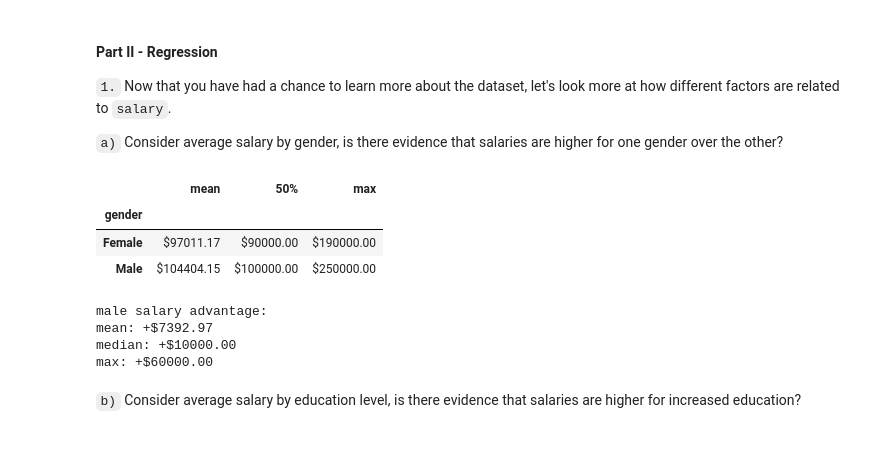
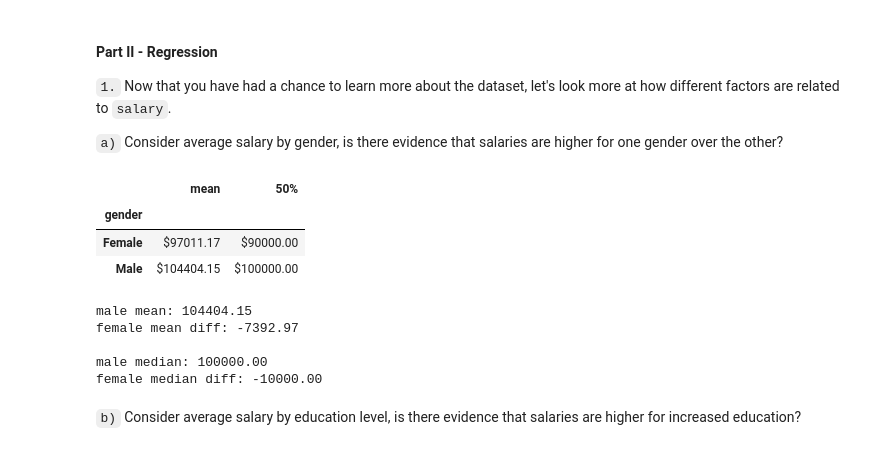
Before and after one commit to mhaddock/udacity_coursework, a Jupyter notebook: statistics_for_data_analysis/projects/model_salary_data_with_linear_regression/salary_prediction_project.ipynb, the cells around one changed output. Cells and saved outputs as stored; diff of their text form; code cells hidden in the pictures.

```diff
--- a/statistics_for_data_analysis/projects/model_salary_data_with_linear_regression/salary_prediction_project.ipynb
+++ b/statistics_for_data_analysis/projects/model_salary_data_with_linear_regression/salary_prediction_project.ipynb
@@ -272,27 +272,30 @@ Name: salary, dtype: object
 
 `a)` Consider average salary by gender, is there evidence that salaries are higher for one gender over the other?
 # %%
-df_gender_desc = df.groupby("gender")["salary"].describe()[["mean", "50%", "max"]]
+df_gender_desc = df.groupby("gender")["salary"].describe()[["mean", "50%"]]
 df_gender_desc.style.format("${:.2f}")
 # %% [output]
-|  | mean | 50% | max |
-| gender |  |  |  |
-| Female | $97011.17 | $90000.00 | $190000.00 |
-| Male | $104404.15 | $100000.00 | $250000.00 |
+|  | mean | 50% |
+| gender |  |  |
+| Female | $97011.17 | $90000.00 |
+| Male | $104404.15 | $100000.00 |
 # %%
-mf_mean_gap = df_gender_desc["mean"]["Male"] - df_gender_desc["mean"]["Female"]
-mf_median_gap = df_gender_desc["50%"]["Male"] - df_gender_desc["50%"]["Female"]
-mf_max_gap = df_gender_desc["max"]["Male"] - df_gender_desc["max"]["Female"]
+male_mean = df_gender_desc["mean"]["Male"]
+male_median = df_gender_desc["50%"]["Male"]
+female_mean = df_gender_desc["mean"]["Female"]
+female_median = df_gender_desc["50%"]["Female"]
 
-print("male salary advantage:")
-print(f"mean: +${mf_mean_gap:.2f}")
-print(f"median: +${mf_median_gap:.2f}")
-print(f"max: +${mf_max_gap:.2f}")
+print(f"male mean: {male_mean:.2f}")
+print(f"female mean diff: {female_mean - male_mean:.2f}")
+
+print(f"\nmale median: {male_median:.2f}")
+print(f"female median diff: {female_median - male_median:.2f}")
 # %% [output]
-male salary advantage:
-mean: +$7392.97
-median: +$10000.00
-max: +$60000.00
+male mean: 104404.15
+female mean diff: -7392.97
+
+male median: 100000.00
+female median diff: -10000.00
 # %% [markdown]
 `b)` Consider average salary by education level, is there evidence that salaries are higher for increased education?
 # %%
```
Also changed, not shown: parts of 11 cells of this notebook, 1 other file.
